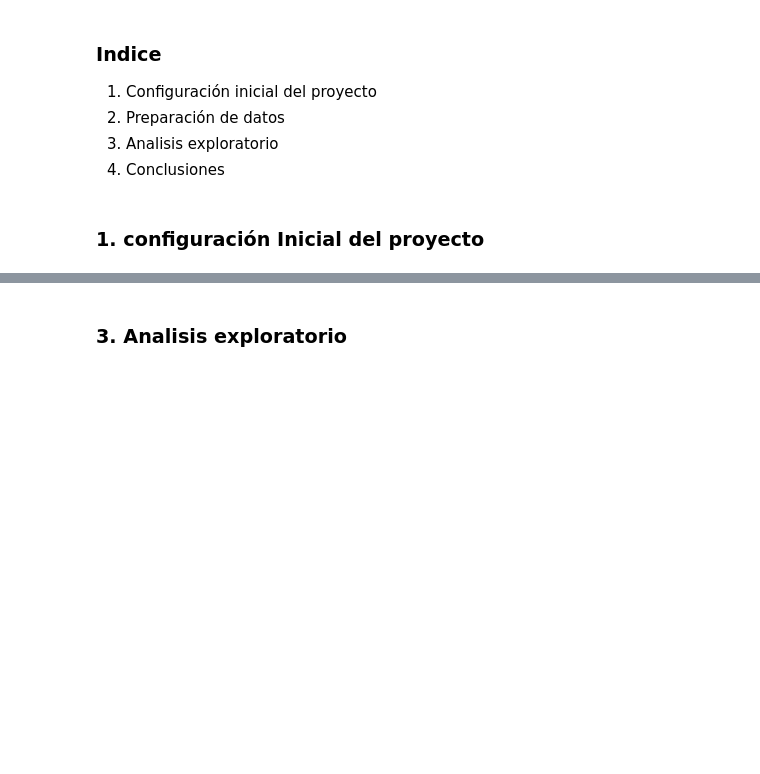
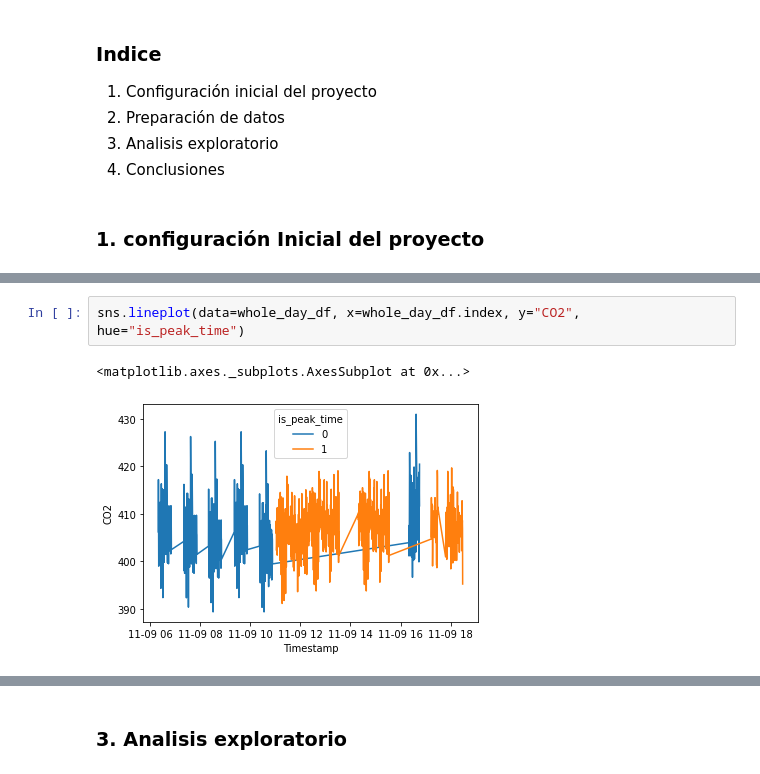
Before and after one commit to GersonYF/ProgrammingFinal, a Jupyter notebook: notebook/Monitoreo_de_la_calidad_de_aire_en_la_UAO_Cali.ipynb, the cells around one changed output, grey strips where cells are left out. Cells and saved outputs as stored; diff of their text form; blank space fills up the shorter version.

```diff
--- a/notebook/Monitoreo_de_la_calidad_de_aire_en_la_UAO_Cali.ipynb
+++ b/notebook/Monitoreo_de_la_calidad_de_aire_en_la_UAO_Cali.ipynb
@@ -25,0 +714,5 @@ Nosotros como equipo, nos enfocamos en la Universidad Autónoma de Occidente, en
+# %%
+sns.lineplot(data=whole_day_df, x=whole_day_df.index, y="CO2", hue="is_peak_time")
+# %% [output]
+<matplotlib.axes._subplots.AxesSubplot at 0x...>
+[figure, added]
```
Also changed, not shown: parts of 89 cells of this notebook, 15 other files.
